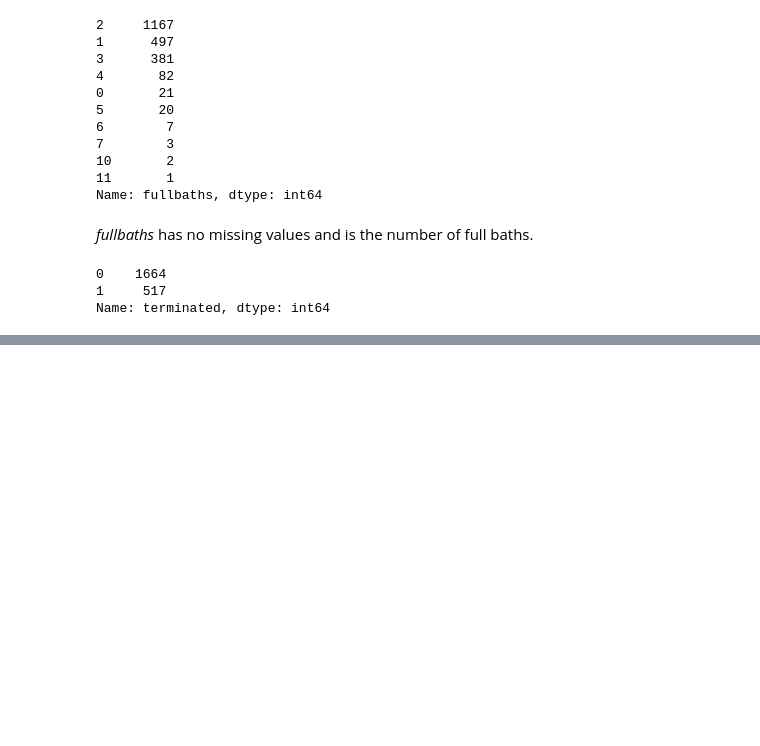
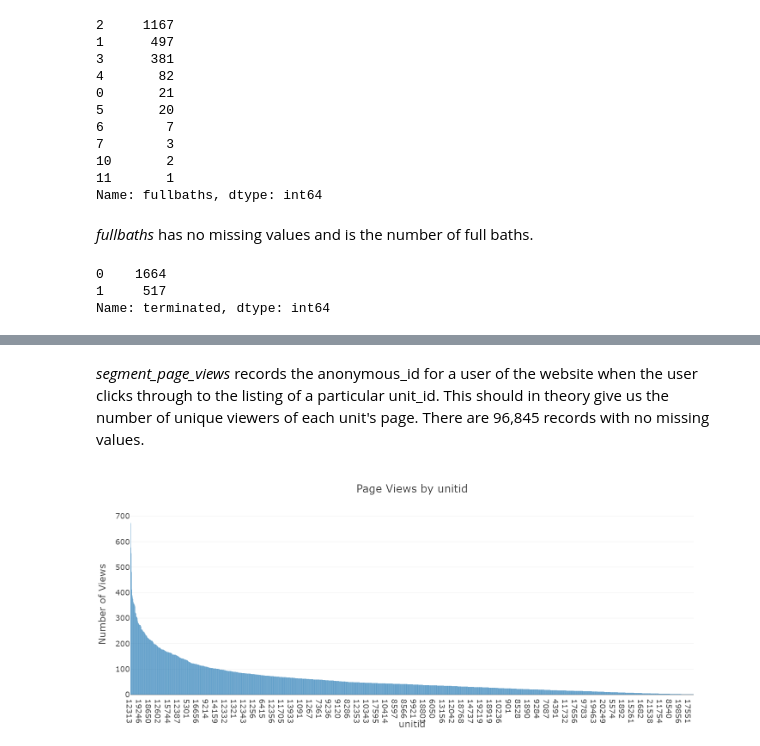
Before and after one commit to kenneth-liao/VacasaInterview, a Jupyter notebook: Vacasa Similar Unit Recommender.ipynb, the cells around one changed output, grey strips where cells are left out. Saved outputs shown, nothing was run; the diff lists cells and outputs as text; code cells hidden in the pictures; blank space fills up the shorter version.

Commit message:
completed segment page views EA

```diff
--- a/Vacasa Similar Unit Recommender.ipynb
+++ b/Vacasa Similar Unit Recommender.ipynb
@@ -273,0 +313,3 @@ units[units.terminated==1]
+# %%
+segment_page_views = pd.read_csv('data/segment page views.csv')
+segment_page_views.head()
@@ -273,0 +335,14 @@ units[units.terminated==1]
+# %% [markdown]
+*segment_page_views* records the anonymous_id for a user of the website when the user clicks through to the listing of a particular unit_id. This should in theory give us the number of unique viewers of each unit's page. There are 96,845 records with no missing values.
+# %%
+page_view_counts = segment_page_views.groupby('unit_id').count().sort_values('anonymous_id', ascending=False)
+fig = go.Figure(go.Bar(x=page_view_counts.index, y=page_view_counts.anonymous_id))
+fig.update_layout(title='Page Views by unitid',
+                  yaxis={'title':'Number of Views'},
+                  xaxis={'title':'unitid', 'type':'category'},
+                  width=1200,
+                  height=600)
+
+fig.show()
+# %% [output]
+[figure, added]
```
Also changed, not shown: parts of 27 cells of this notebook.
